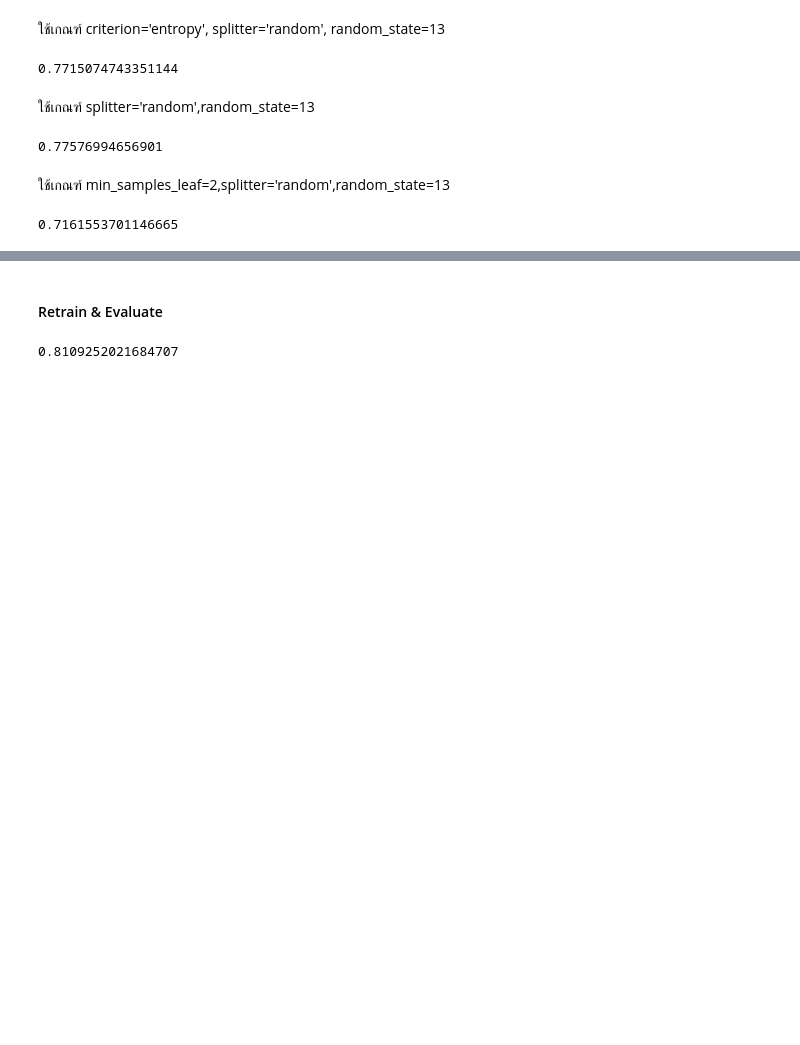
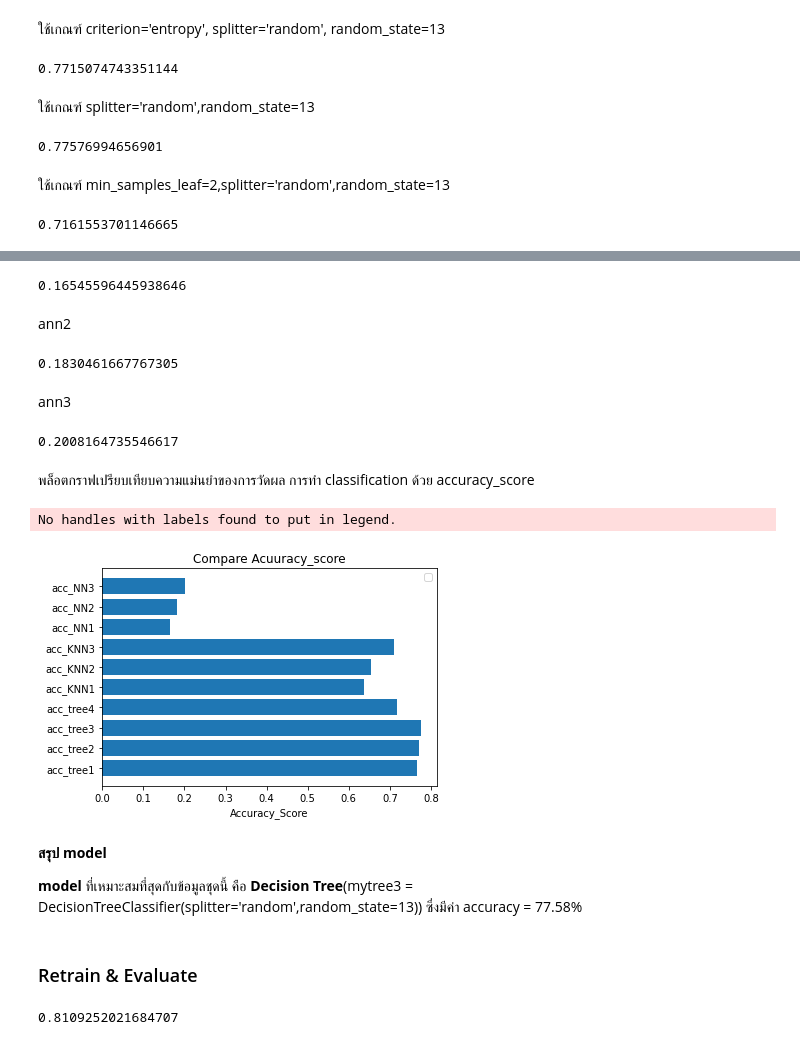
Before and after one commit to jittakorn-ch/DWDM21, a Jupyter notebook: Group_Project.ipynb, the cells around one changed output, grey strips where cells are left out. Saved outputs shown, nothing was run; the diff lists cells and outputs as text; code cells hidden in the pictures; blank space fills up the shorter version.

Commit message:
เพิ่ม Visualization

```diff
--- a/Group_Project.ipynb
+++ b/Group_Project.ipynb
@@ -482,6 +479,7 @@ mytree4.fit(X_train2,y_train2)
 #test
 mytree_result4 = mytree4.predict(X_val)
 #accuracy_score
-accuracy_score(y_val, mytree_result4)
+acc_tree4 = accuracy_score(y_val, mytree_result4)
+acc_tree4
 # %% [output]
 0.7161553701146665
@@ -488,5 +540,64 @@ accuracy_score(y_val, mytree_result4)
+# %%
+#define
+perceptron1 = MLPClassifier(random_state=13, max_iter=200, hidden_layer_sizes=1,learning_rate_init=0.005)
+#train
+perceptron1.fit(X_train2,y_train2)
+#test
+ann1_result = perceptron1.predict(X_val)
+#accuracy_score
+acc_NN1 = accuracy_score(y_val, ann1_result)
+acc_NN1
+# %% [output]
+0.16545596445938646
+# %% [markdown]
+ann2
+# %%
+#define
+perceptron2 = MLPClassifier(random_state=13, max_iter=200, hidden_layer_sizes=10,learning_rate_init=0.005)
+#Train
+perceptron2.fit(X_train2,y_train2)
+#Test
+ann2_result = perceptron2.predict(X_val)
+#accuracy_score
+acc_NN2 = accuracy_score(y_val, ann2_result)
+acc_NN2
+# %% [output]
+0.1830461667767305
+# %% [markdown]
+ann3
+# %%
+#define
+perceptron3 = MLPClassifier(random_state=13, max_iter=20000, hidden_layer_sizes=10,learning_rate_init=0.001)
+#Train
+perceptron3.fit(X_train2,y_train2)
+#Test
+ann3_result = perceptron3.predict(X_val)
+#accuracy_score
+acc_NN3 = accuracy_score(y_val, ann3_result)
+acc_NN3
+# %% [output]
+0.2008164735546617
+# %% [markdown]
+พล็อตกราฟเปรียบเทียบความแม่นยำของการวัดผล การทำ classification ด้วย accuracy_score
+# %%
+from matplotlib import pyplot as plt
+
+labels = ['acc_tree1','acc_tree2','acc_tree3','acc_tree4','acc_KNN1','acc_KNN2','acc_KNN3','acc_NN1','acc_NN2','acc_NN3']
+accuracy_Y = [acc_tree1,acc_tree2,acc_tree3,acc_tree4,acc_KNN1,acc_KNN2,acc_KNN3,acc_NN1,acc_NN2,acc_NN3]
+#plot
+plt.barh(labels,accuracy_Y)
+plt.xlabel('Accuracy_Score')
+plt.title('Compare Acuuracy_score')
+plt.legend();
+# %% [output]
+No handles with labels found to put in legend.
+[figure, added]
+# %% [markdown]
+**สรุป model**
+
+**model** ที่เหมาะสมที่สุดกับข้อมูลชุดนี้ คือ **Decision Tree**(mytree3 = DecisionTreeClassifier(splitter='random',random_state=13)) ซึ่งมีค่า accuracy = 77.58%
 # %% [markdown]
-#### Retrain & Evaluate
+### Retrain & Evaluate
 # %%
 #import
 from sklearn.metrics import classification_report, confusion_matrix, accuracy_score
```
Also changed, not shown: parts of 86 cells of this notebook.
